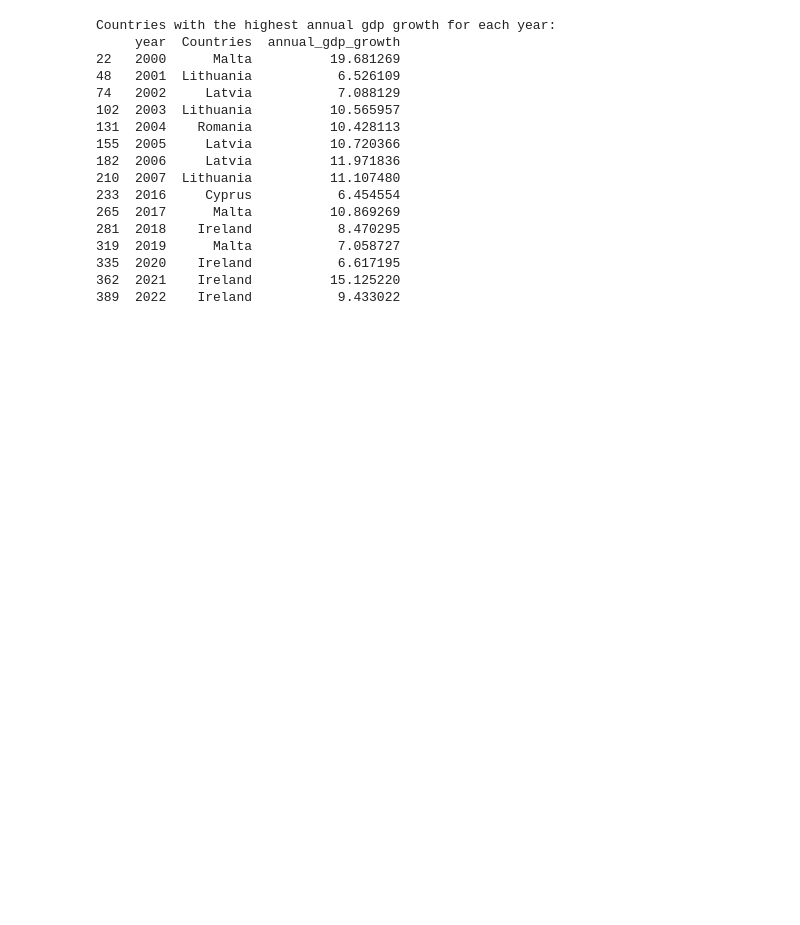
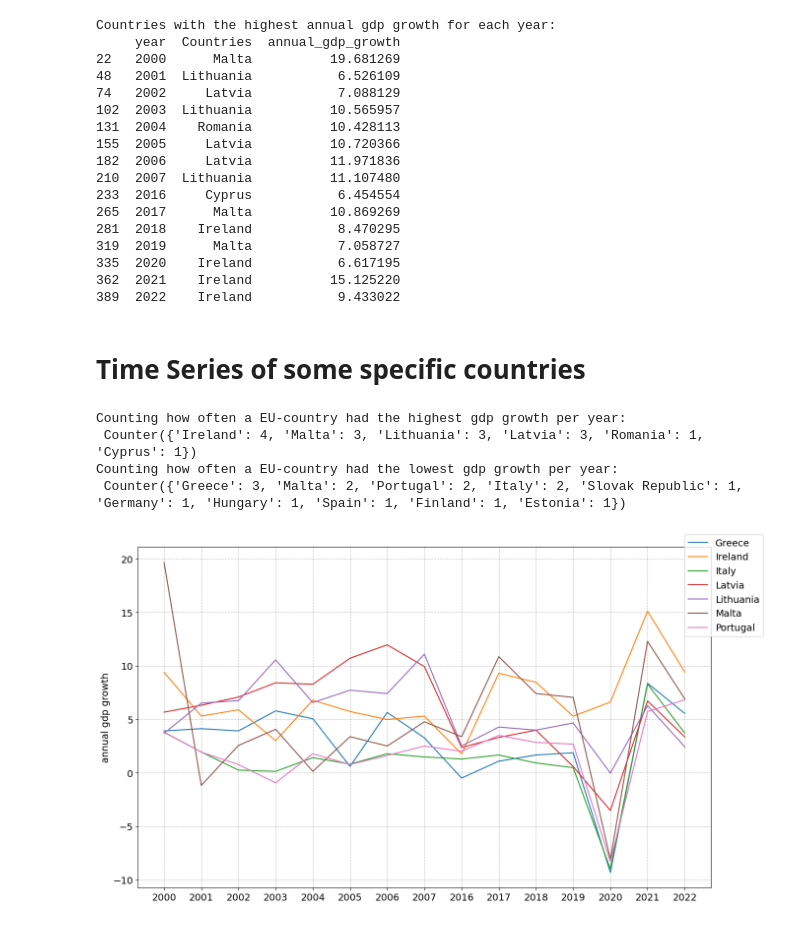
Before and after one commit to NumEconCopenhagen/projects-2024-darja-christian, a Jupyter notebook: dataproject/Darja_Work.ipynb, the cells around one changed output. Saved outputs shown, nothing was run; the diff lists cells and outputs as text; code cells hidden in the pictures; blank space fills up the shorter version.

Commit message:
added updated data

```diff
--- a/dataproject/Darja_Work.ipynb
+++ b/dataproject/Darja_Work.ipynb
@@ -5,3 +7,7 @@
+# %%
+import matplotlib.pyplot as plt
+plt.rcParams.update({"axes.grid":True,"grid.color":"black","grid.alpha":"0.25","grid.linestyle":"--"})
+plt.rcParams.update({'font.size': 14})
 # %%
 import pandas as pd
 filename = 'new_debt_data.xlsx'
@@ -277,3 +294,43 @@ Countries with the highest annual gdp growth for each year:
 335  2020    Ireland           6.617195
 362  2021    Ireland          15.125220
 389  2022    Ireland           9.433022
+# %% [markdown]
+# Time Series of some specific countries
+# %%
+from collections import Counter
+print("Counting how often a EU-country had the highest gdp growth per year: \n",Counter(countries_with_max_growth_per_year.Countries))
+print("Counting how often a EU-country had the lowest gdp growth per year: \n", Counter(countries_with_min_growth_per_year.Countries))
+# %% [output]
+Counting how often a EU-country had the highest gdp growth per year:
+ Counter({'Ireland': 4, 'Malta': 3, 'Lithuania': 3, 'Latvia': 3, 'Romania': 1, 'Cyprus': 1})
+Counting how often a EU-country had the lowest gdp growth per year:
+ Counter({'Greece': 3, 'Malta': 2, 'Portugal': 2, 'Italy': 2, 'Slovak Republic': 1, 'Germany': 1, 'Hungary': 1, 'Spain': 1, 'Finland': 1, 'Estonia': 1})
+# %%
+## creating own data sets for Ireland, Greece, Malta, Lithuania,Latvia, Portugal, Italy to later get all in one plot
+
+#I = (gdp_growth_long.Countries == 'Ireland' or 'Greece' or 'Malta' or 'Lithuania' or 'Latvia' or 'Portugal' or 'Italy')
+#gdp_long_subset = gdp_growth_long.loc[I,:]
+
+countries_to_select = ['Ireland', 'Greece', 'Malta', 'Lithuania', 'Latvia', 'Portugal', 'Italy']
+I = gdp_growth_long['Countries'].isin(countries_to_select)
+gdp_long_subset = gdp_growth_long.loc[I, :]
+# %%
+## now we plot some of the outliers (in min and max)
+
+countries = ['Ireland', 'Greece', 'Malta', 'Lithuania','Latvia', 'Portugal', 'Italy']
+
+fig = plt.figure(frameon=True,figsize=(15,9), dpi=100)
+ax = fig.add_subplot(1,1,1)
+
+# Loop through each country in gdp_long_subset and plot its time series
+for country, data in gdp_long_subset.groupby('Countries'):
+    ax.plot(data['year'], data['annual_gdp_growth'], label=country)
+
+ax.legend(bbox_to_anchor=(1.1, 1.05))
+ax.set_ylabel('annual gdp growth')
+
+
+
+plt.show();
+# %% [output]
+[figure, added]
```
Also changed, not shown: parts of 2 cells of this notebook, 1 other file.
